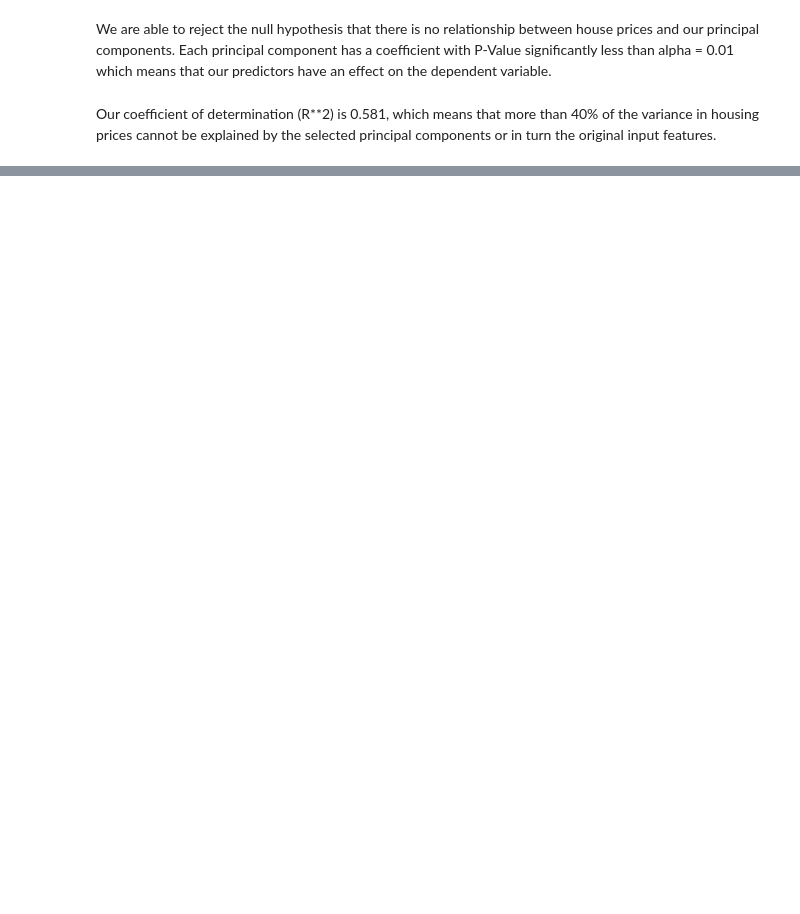
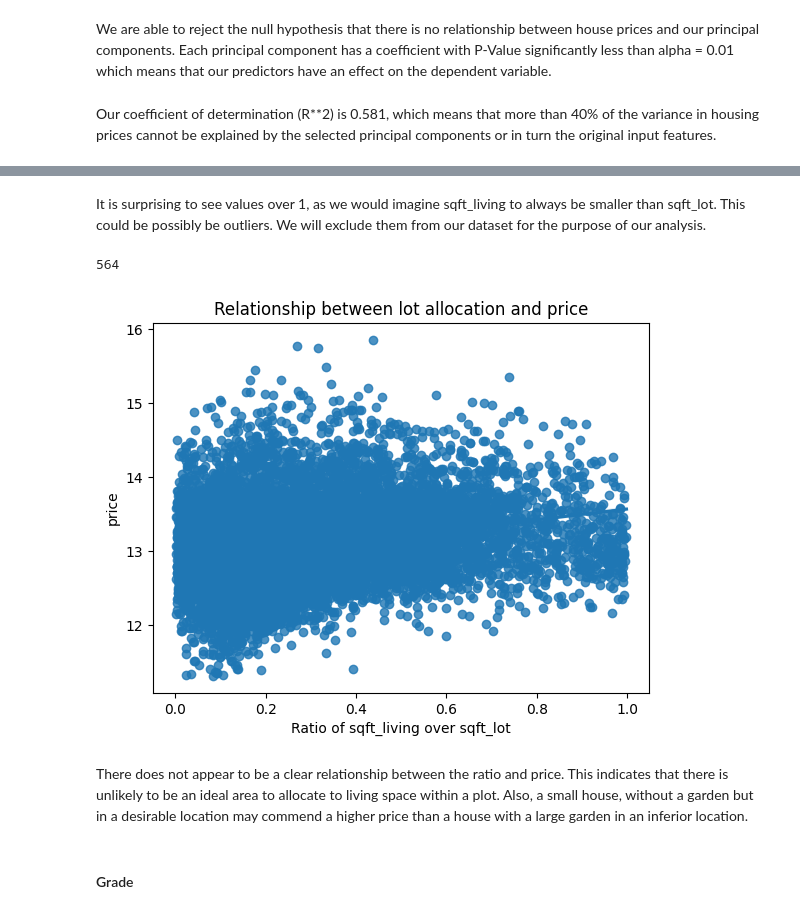
Before and after one commit to ShamlaA/Phase-2-Group-17-Project, a Jupyter notebook: Work_in_Progress/Zenah.ipynb, the cells around one changed output, grey strips where cells are left out. Saved outputs shown, nothing was run; the diff lists cells and outputs as text; code cells hidden in the pictures; blank space fills up the shorter version.

```diff
--- a/Work_in_Progress/Zenah.ipynb
+++ b/Work_in_Progress/Zenah.ipynb
@@ -387,0 +430,3 @@ Our coefficient of determination (R**2) is 0.581, which means that more than 40%
+# %%
+# Defining the ratio
+df_1['living_per_lot']= df_1['sqft_living']/df_1['sqft_lot']
@@ -387,0 +446,22 @@ Our coefficient of determination (R**2) is 0.581, which means that more than 40%
+# %% [markdown]
+It is surprising to see values over 1, as we would imagine sqft_living to always be smaller than sqft_lot. This could be possibly be outliers. We will exclude them from our dataset for the purpose of our analysis.
+# %%
+# Get number of houses with ratio over 1
+len(df_1[df_1['living_per_lot'] >1])
+# %% [output]
+564
+# %%
+# Set dfq2 to only have houses with ratio less than 1
+df_1 = df_1[df_1['living_per_lot'] < 1]
+# %%
+# Regplot of ratio over price
+sns.regplot(x = df_1['living_per_lot'], y = df_1['price'], data = df_1)
+plt.title('Relationship between lot allocation and price')
+plt.xlabel('Ratio of sqft_living over sqft_lot')
+plt.show();
+# %% [output]
+[figure, added]
+# %% [markdown]
+There does not appear to be a clear relationship between the ratio and price. This indicates that there is unlikely to be an ideal area to allocate to living space within a plot. Also, a small house, without a garden but in a desirable location may commend a higher price than a house with a large garden in an inferior location.
+# %% [markdown]
+#### Grade
```
Also changed, not shown: parts of 11 cells of this notebook.
